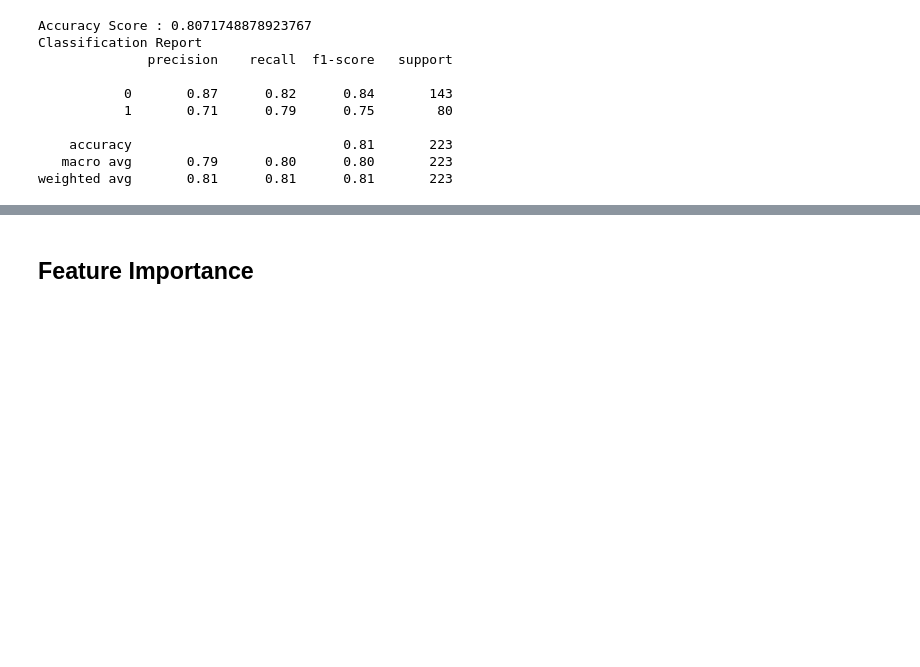
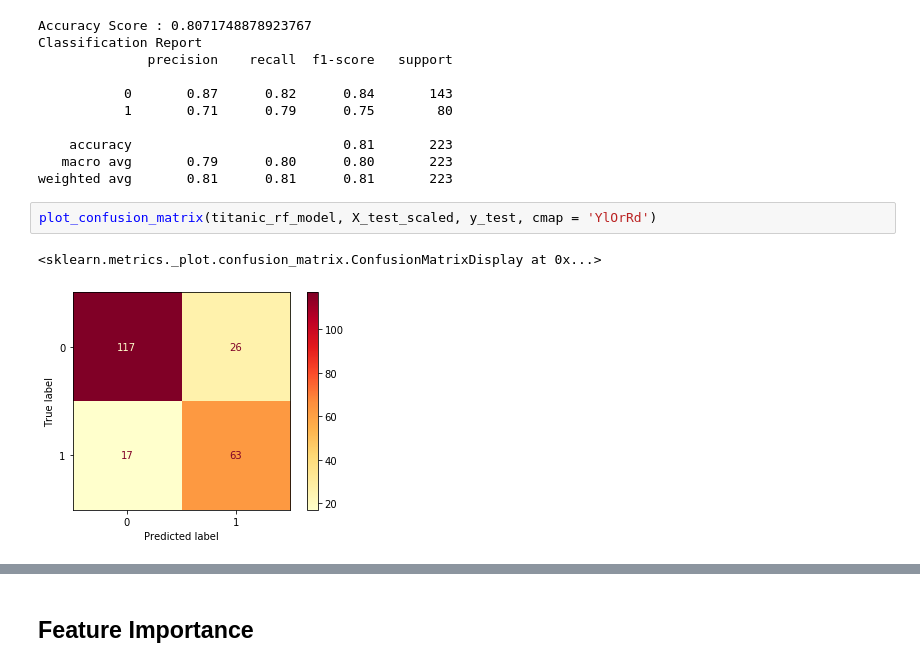
Before and after one commit to Flower67/SinkorSwim, a Jupyter notebook: Titanic/Titanic Random Forest.ipynb, the cells around one changed output, grey strips where cells are left out. Cells and saved outputs as stored; diff of their text form; blank space fills up the shorter version.

```diff
--- a/Titanic/Titanic Random Forest.ipynb
+++ b/Titanic/Titanic Random Forest.ipynb
@@ -76,3 +77,8 @@ Classification Report
     accuracy                           0.81       223
    macro avg       0.79      0.80      0.80       223
 weighted avg       0.81      0.81      0.81       223
+# %%
+plot_confusion_matrix(titanic_rf_model, X_test_scaled, y_test, cmap = 'YlOrRd')
+# %% [output]
+<sklearn.metrics._plot.confusion_matrix.ConfusionMatrixDisplay at 0x...>
+[figure, added]
```
Also changed, not shown: parts of 2 cells of this notebook, 3 other files.
